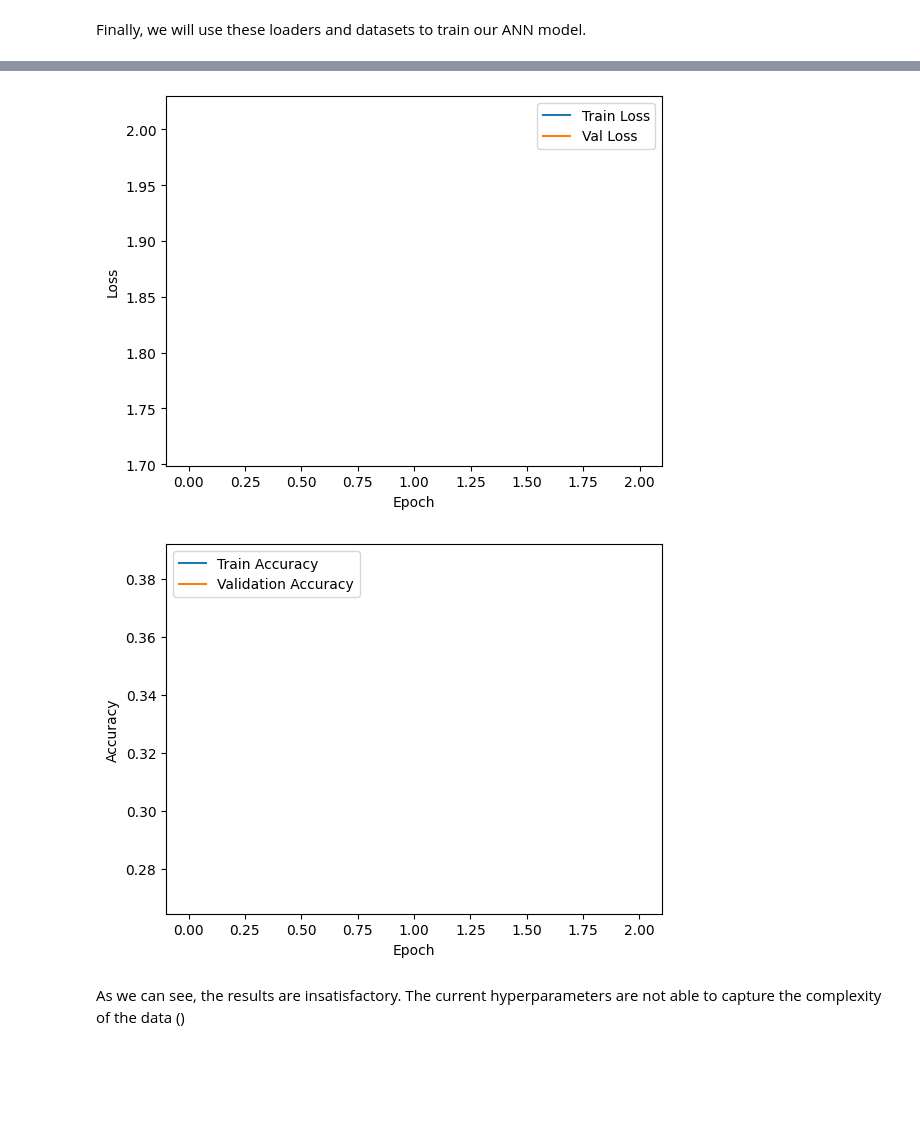
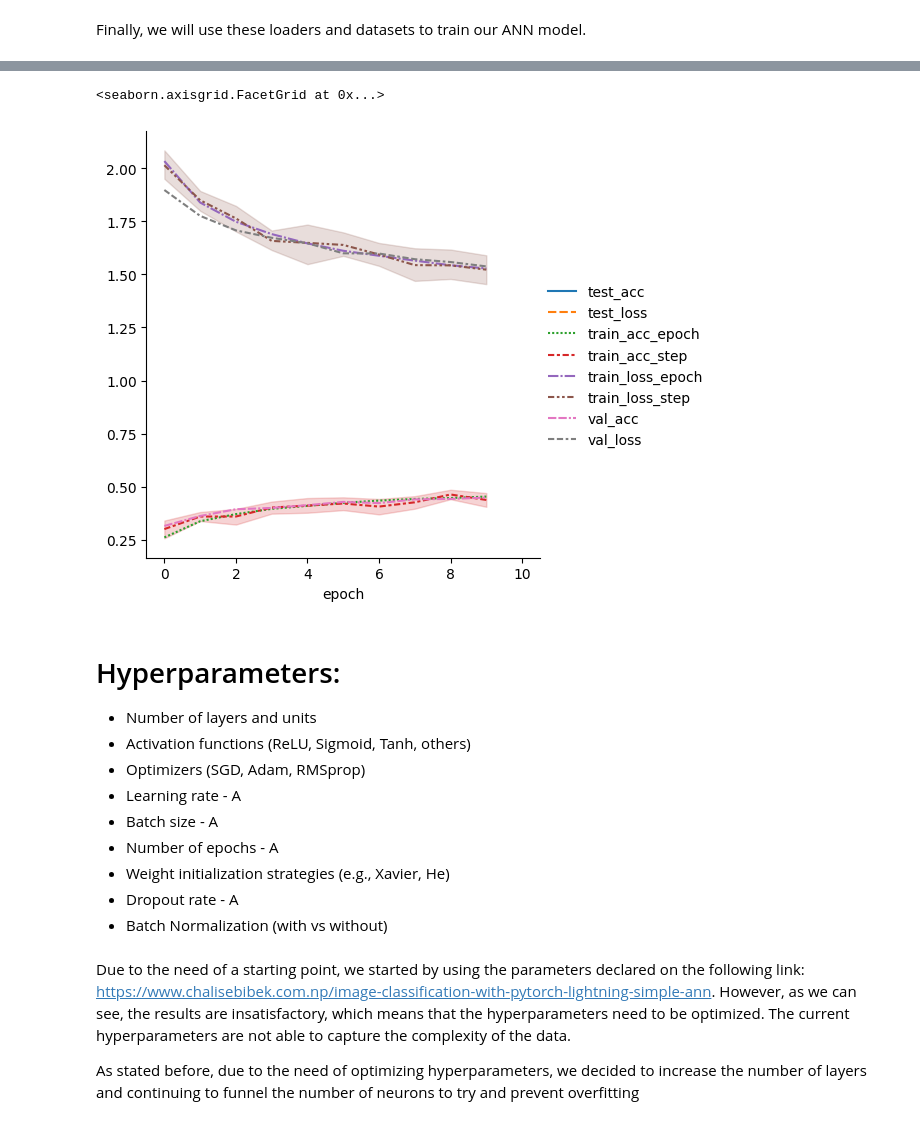
Before and after one commit to dudocas12/FAP, a Jupyter notebook: Hyperparameters_testing_ANN/Hyperparameters_testing_ANN.ipynb, the cells around one changed output, grey strips where cells are left out. Drawn from its saved outputs; the diff is of its cells as text; code cells hidden in the pictures; blank space fills up the shorter version.

Commit message:
Parameter Analysis started

```diff
--- a/Hyperparameters_testing_ANN/Hyperparameters_testing_ANN.ipynb
+++ b/Hyperparameters_testing_ANN/Hyperparameters_testing_ANN.ipynb
@@ -164,27 +164,26 @@ c:\Users\edmdu\Desktop\PG\FAP\.venv\Lib\site-packages\pytorch_lightning\trainer\
-# %%
-import pandas as pd
-import matplotlib.pyplot as plt
-
-csv_path = "Hyperparameters_testing_ANN\logs\ANN\version_0\metrics.csv"
-df = pd.read_csv(csv_path)
-
-# Loss plot
-plt.plot(df['epoch'], df['train_loss_epoch'], label='Train Loss')
-plt.plot(df['epoch'], df['val_loss'], label='Val Loss')
-plt.xlabel('Epoch')
-plt.ylabel('Loss')
-plt.legend()
-plt.show()
-
-# Accuracy plot
-plt.plot(df['epoch'], df['train_acc_epoch'], label='Train Accuracy')
-plt.plot(df['epoch'], df['val_acc'], label='Validation Accuracy')
-plt.xlabel('Epoch')
-plt.ylabel('Accuracy')
-plt.legend()
-plt.show()
-# %% [output]
-[figure, removed]
-[figure, removed]
-# %% [markdown]
-As we can see, the results are insatisfactory. The current hyperparameters are not able to capture the complexity of the data ()
+# %%
+import pandas as pd
+import seaborn as sn
+metrics = pd.read_csv(f"{trainer.logger.log_dir}/metrics.csv")
+del metrics["step"]
+metrics.set_index("epoch", inplace=True)
+sn.relplot(data=metrics, kind="line")
+# %% [output]
+<seaborn.axisgrid.FacetGrid at 0x...>
+[figure, added]
+# %% [markdown]
+# Hyperparameters:
+* Number of layers and units
+* Activation functions (ReLU, Sigmoid, Tanh, others)
+* Optimizers (SGD, Adam, RMSprop)
+* Learning rate  - A
+* Batch size - A
+* Number of epochs  - A
+* Weight initialization strategies (e.g., Xavier, He)
+* Dropout rate - A
+* Batch Normalization (with vs without)
+# %% [markdown]
+
+Due to the need of a starting point, we started by using the parameters declared on the following link: https://www.chalisebibek.com.np/image-classification-with-pytorch-lightning-simple-ann. However, as we can see, the results are insatisfactory, which means that the hyperparameters need to be optimized. The current hyperparameters are not able to capture the complexity of the data.
+
+As stated before, due to the need of optimizing hyperparameters, we decided to increase the number of layers and continuing to funnel the number of neurons to try and prevent overfitting
```
Also changed, not shown: parts of 7 cells of this notebook.
